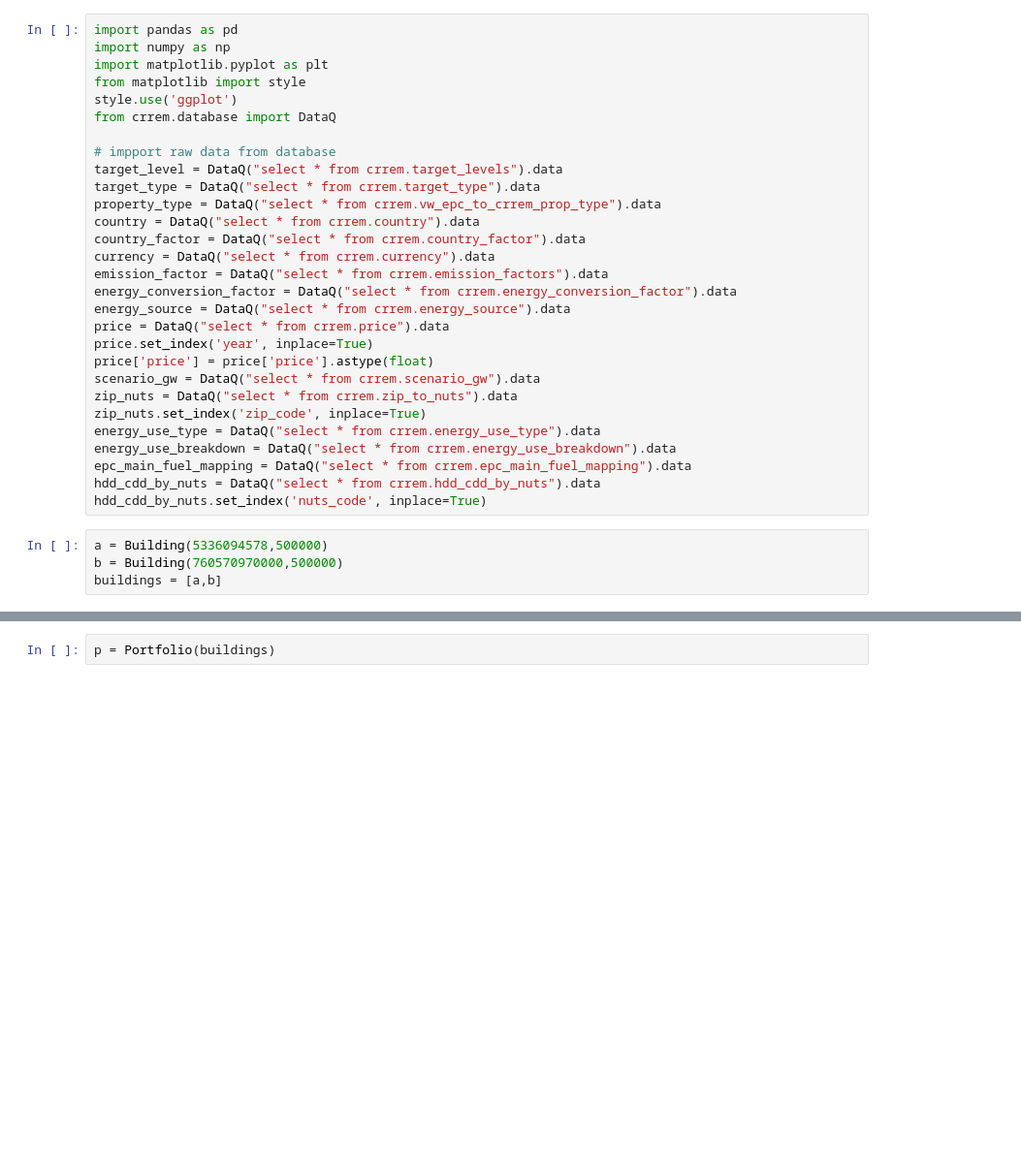
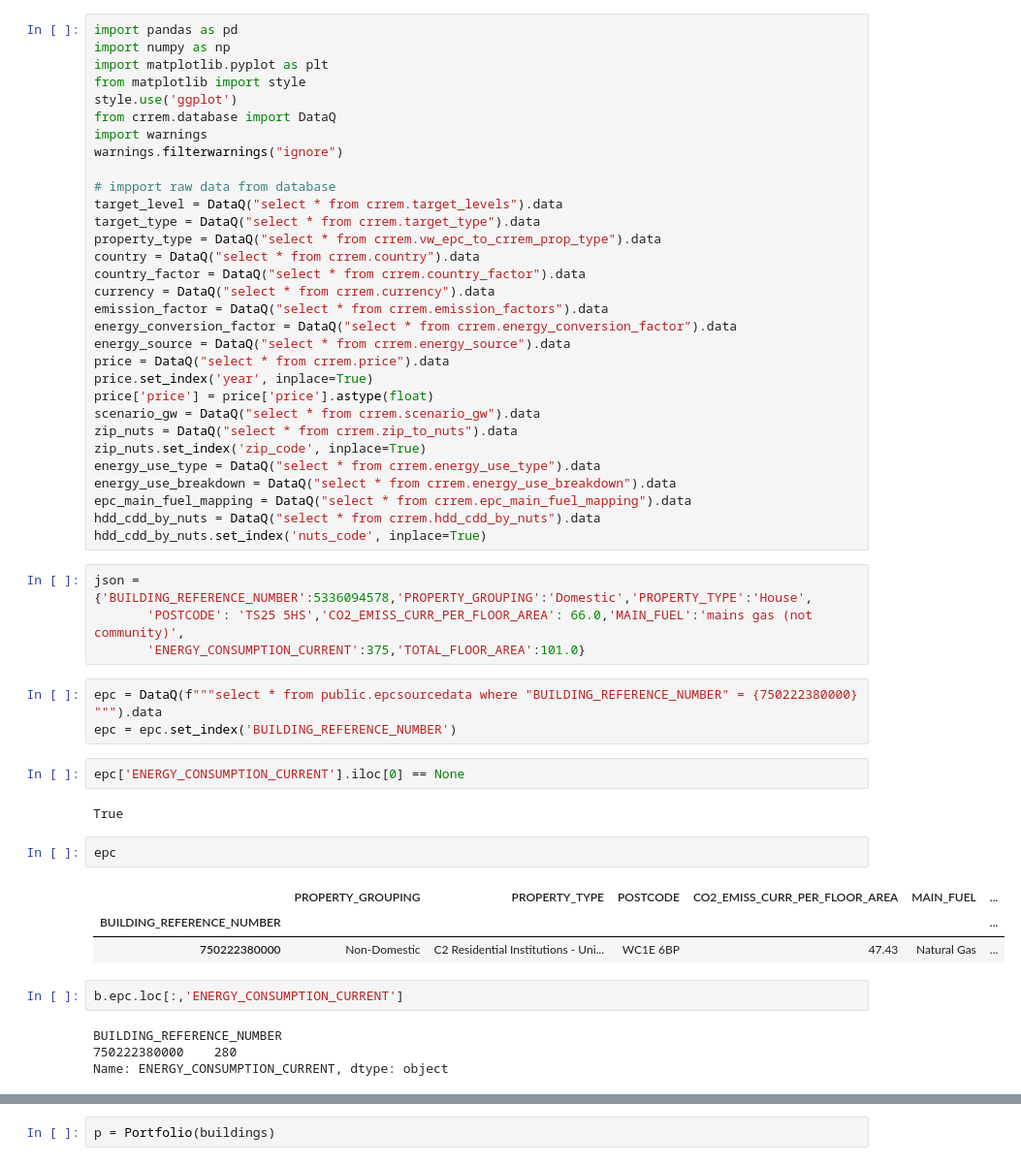
Before and after one commit to BlockchainClimateInstitute/package-crrem, a Jupyter notebook: CVAR .ipynb, the cells around one changed output, grey strips where cells are left out. Shown at 97% size. Cells and saved outputs as stored; diff of their text form; blank space fills up the shorter version.

```diff
--- a/CVAR .ipynb
+++ b/CVAR .ipynb
@@ -12,6 +11,8 @@ import matplotlib.pyplot as plt
 from matplotlib import style
 style.use('ggplot')
 from crrem.database import DataQ
+import warnings
+warnings.filterwarnings("ignore")
 
 # impport raw data from database
 target_level = DataQ("select * from crrem.target_levels").data
@@ -34,7 +35,26 @@ energy_use_breakdown = DataQ("select * from crrem.energy_use_breakdown").data
 epc_main_fuel_mapping = DataQ("select * from crrem.epc_main_fuel_mapping").data
 hdd_cdd_by_nuts = DataQ("select * from crrem.hdd_cdd_by_nuts").data
 hdd_cdd_by_nuts.set_index('nuts_code', inplace=True)
-# %%
-a = Building(5336094578,500000)
-b = Building(760570970000,500000)
-buildings = [a,b]
+# %%
+json = {'BUILDING_REFERENCE_NUMBER':5336094578,'PROPERTY_GROUPING':'Domestic','PROPERTY_TYPE':'House',
+       'POSTCODE': 'TS25 5HS','CO2_EMISS_CURR_PER_FLOOR_AREA': 66.0,'MAIN_FUEL':'mains gas (not community)',
+       'ENERGY_CONSUMPTION_CURRENT':375,'TOTAL_FLOOR_AREA':101.0}
+# %%
+epc = DataQ(f"""select * from public.epcsourcedata where "BUILDING_REFERENCE_NUMBER" = {750222380000} """).data
+epc = epc.set_index('BUILDING_REFERENCE_NUMBER')
+# %%
+epc['ENERGY_CONSUMPTION_CURRENT'].iloc[0] == None
+# %% [output]
+True
+# %%
+epc
+# %% [output]
+|  | PROPERTY_GROUPING | PROPERTY_TYPE | POSTCODE | CO2_EMISS_CURR_PER_FLOOR_AREA | MAIN_FUEL | ... |
+| BUILDING_REFERENCE_NUMBER |  |  |  |  |  | ... |
+| 750222380000 | Non-Domestic | C2 Residential Institutions - Uni... | WC1E 6BP | 47.43 | Natural Gas | ... |
+# %%
+b.epc.loc[:,'ENERGY_CONSUMPTION_CURRENT']
+# %% [output]
+BUILDING_REFERENCE_NUMBER
+750222380000    280
+Name: ENERGY_CONSUMPTION_CURRENT, dtype: object
```
Also changed, not shown: parts of 11 cells of this notebook, 11 other files.
